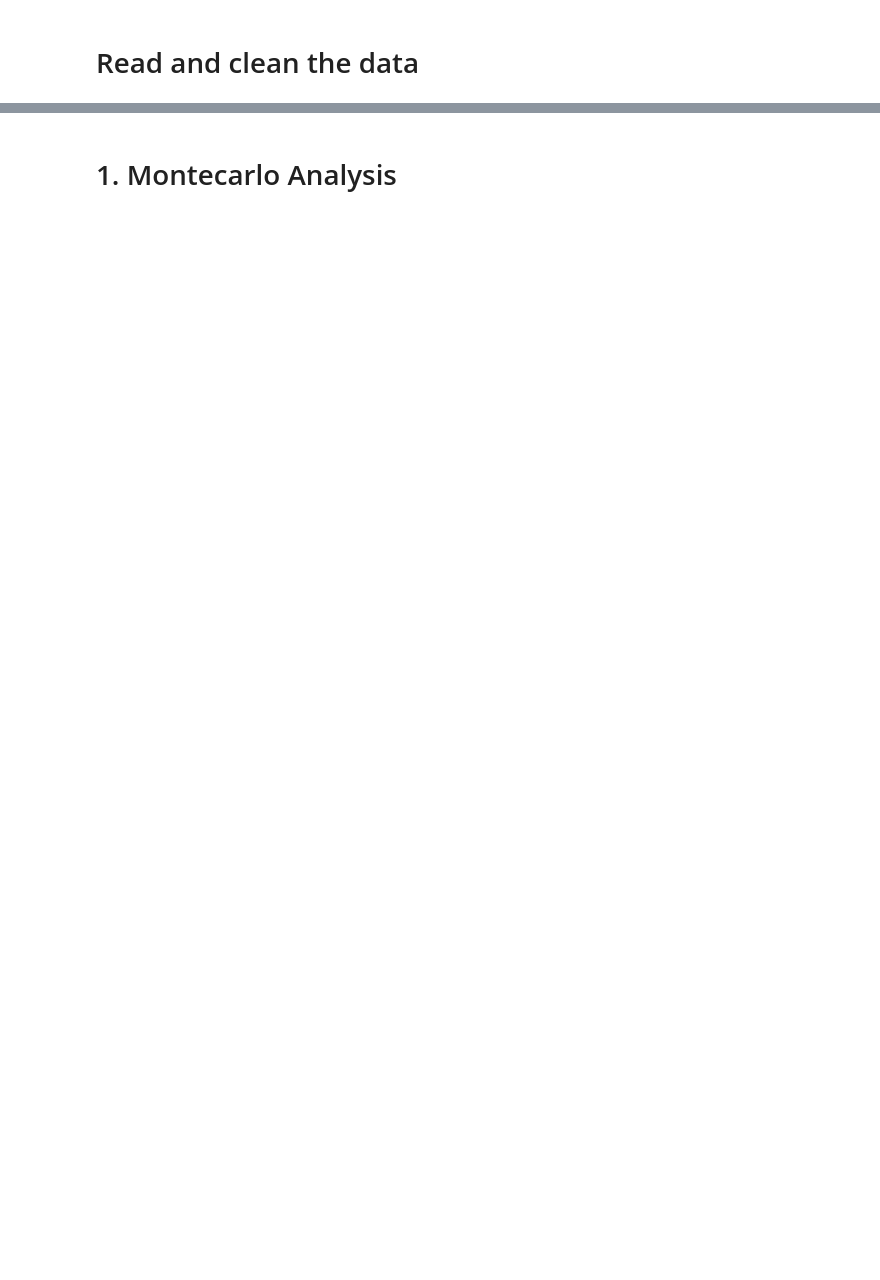
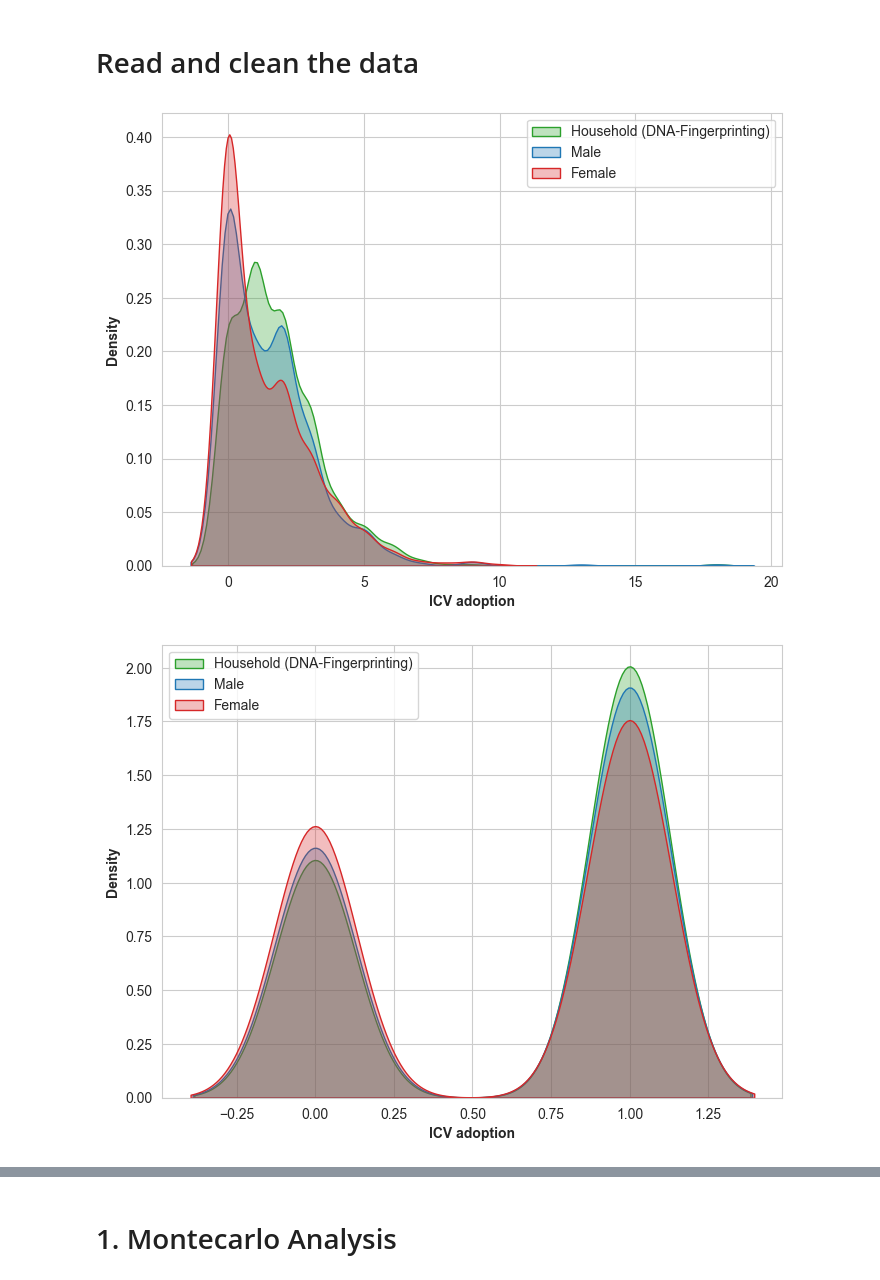
Before and after one commit to japrietov/Technology-Adoption, a Jupyter notebook: Code/Preliminary Results - Dec15.ipynb, the cells around one changed output, grey strips where cells are left out. Saved outputs shown, nothing was run; the diff lists cells and outputs as text; code cells hidden in the pictures; blank space fills up the shorter version.

```diff
--- a/Code/Preliminary Results - Dec15.ipynb
+++ b/Code/Preliminary Results - Dec15.ipynb
@@ -250,3 +250,38 @@ variables_dict = {'planted': 'Y/N ICV', 'Household_ICV': 'Total ICV',
                   'log_Total_Household_Asset_Value': 'Log Household Asset',
                   'Male__Production_Value': 'Male Production Asset', 'Women__Production_Value': 'Women Production Asset', 'Total_Production_Asset_Value': 'Total Production Asset',
                   'log_Total_Production_Asset_Value': 'Log Total Production Asset',}
+# %%
+df_FM_test = pd.read_csv("../Output/df_FM.csv")
+df_F_test = df_FM_test[df_FM_test['A02_Sex'] == 0]#.rename(columns=variables_dict)
+df_M_test = df_FM_test[df_FM_test['A02_Sex'] == 1]#.rename(columns=variables_dict)
+
+for index, var in enumerate(['Household_ICV', 'planted']):
+    fig1, ax1 = plt.subplots(dpi=100, figsize=(8, 6))
+
+    ttest_HM = ttest_rel(df_F_test[f'DNA_{var}'], df_F_test[f'{var}'], nan_policy='omit')
+    ttest_HF = ttest_rel(df_M_test[f'DNA_{var}'], df_M_test[f'{var}'], nan_policy='omit')
+    ttest_MF = ttest_rel(df_M_test[f'{var}'], df_F_test[f'{var}'], nan_policy='omit')
+
+
+    data = []
+    data.append(['Household vs Male', convert_pvalue(ttest_HM[0], ttest_HM[1])])
+    data.append(['Household vs Female', convert_pvalue(ttest_HF[0], ttest_HF[1])])
+    data.append(['Male vs Female', convert_pvalue(ttest_MF[0], ttest_MF[1])])
+
+    df_ttest = pd.DataFrame(data, columns = ['Comparison', 'T-test'])
+
+    sns.kdeplot(df_H_dna[var], ax = ax1, fill=True, color="C2", label ="Household (DNA-Fingerprinting)",  alpha=0.3)
+    sns.kdeplot(df_M[var], ax = ax1, fill=True, color="C0", label ="Male",  alpha=0.3)
+    sns.kdeplot(df_F[var], ax = ax1, fill=True, color="C3", label ="Female",  alpha=0.3)
+    ax1.set_ylabel('Density', fontweight='bold')
+    ax1.set_xlabel('ICV adoption', fontweight='bold')
+
+    #ax1.table(cellText=df_ttest.values, colLabels=df_ttest.columns,
+    #          cellLoc='left', colWidths=[0.7, 0.3], bbox = (0.55, 0.05, 0.4, 0.2), loc='lower right', zorder=10)
+    ax1.legend(loc=index+1)
+    # ax1.set_title(labels[index])
+
+    fig1.savefig(f"../Output/Figures/{var}.png", dpi=300, bbox_inches='tight' )
+# %% [output]
+[figure, added]
+[figure, added]
```
Also changed, not shown: parts of 9 cells of this notebook, 13 other files.
